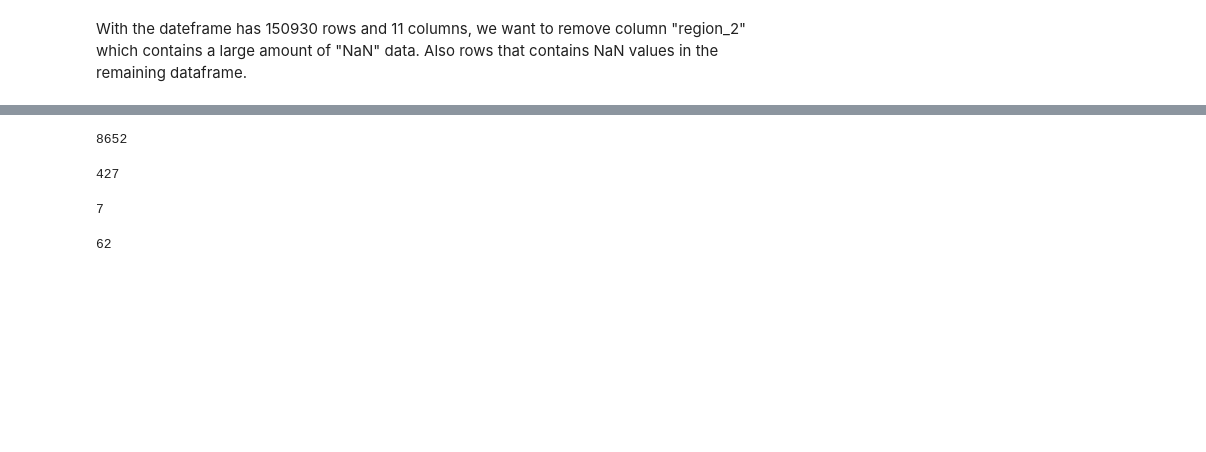
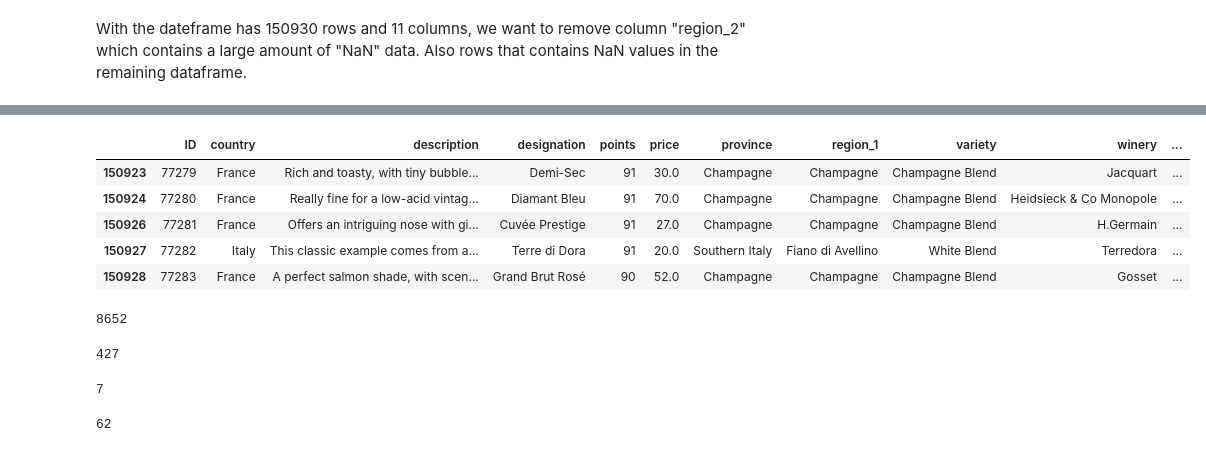
Before and after one commit to Savas21/Visualization_Project2, a Jupyter notebook: Jupyter/data_cleaning.ipynb, the cells around one changed output, grey strips where cells are left out. Saved outputs shown, nothing was run; the diff lists cells and outputs as text; code cells hidden in the pictures; blank space fills up the shorter version.

```diff
--- a/Jupyter/data_cleaning.ipynb
+++ b/Jupyter/data_cleaning.ipynb
@@ -85,0 +107,7 @@ wine_happy_df =
+# %%
+happy_ref = {}
+for ctry in uniq_country:
+    if ctry != 'US':
+        happy_ref[ctry] = happy_df.loc[happy_df['Country']==ctry]['Happiness.Score'].tolist()[0]
+    else:
+        happy_ref[ctry] = happy_df.loc[happy_df['Country']=='United States']['Happiness.Score'].tolist()[0]
@@ -85,0 +124,9 @@ wine_happy_df =
+# %%
+income_ref = {}
+# %%
+for ctry in uniq_country:
+    if ctry != 'US':
+        income_ref[ctry] = income_df.loc[income_df['Country']==ctry]['Average income'].tolist()[0]
+    else:
+        income_ref[ctry] = income_df.loc[income_df['Country']=='United States']['Average income'].tolist()[0]
+income_ref
@@ -86,3 +141,18 @@ wine_happy_df =
+# %%
+# add a new column call "happy_score" and assign score value from "happy_ref"
+semi_df["happy_score"]=''
+semi_df['avg_income']=''
+for index, row in semi_df.iterrows():
+    semi_df.set_value(index, "happy_score", happy_ref[row['country']])
+    semi_df.set_value(index, "avg_income", income_ref[row['country']])
+semi_df.tail()
+# %% [output]
+|  | ID | country | description | designation | points | price | province | region_1 | variety | winery | ... |
+| 150923 | 77279 | France | Rich and toasty, with tiny bubble... | Demi-Sec | 91 | 30.0 | Champagne | Champagne | Champagne Blend | Jacquart | ... |
+| 150924 | 77280 | France | Really fine for a low-acid vintag... | Diamant Bleu | 91 | 70.0 | Champagne | Champagne | Champagne Blend | Heidsieck & Co Monopole | ... |
+| 150926 | 77281 | France | Offers an intriguing nose with gi... | Cuvée Prestige | 91 | 27.0 | Champagne | Champagne | Champagne Blend | H.Germain | ... |
+| 150927 | 77282 | Italy | This classic example comes from a... | Terre di Dora | 91 | 20.0 | Southern Italy | Fiano di Avellino | White Blend | Terredora | ... |
+| 150928 | 77283 | France | A perfect salmon shade, with scen... | Grand Brut Rosé | 90 | 52.0 | Champagne | Champagne | Champagne Blend | Gosset | ... |
 # %%
 #semi_df.to_csv('../Data/clean_winemag-data.csv',encoding = 'utf=8',index = False)
 # %%
```
Also changed, not shown: parts of 13 cells of this notebook, 10 other files.
